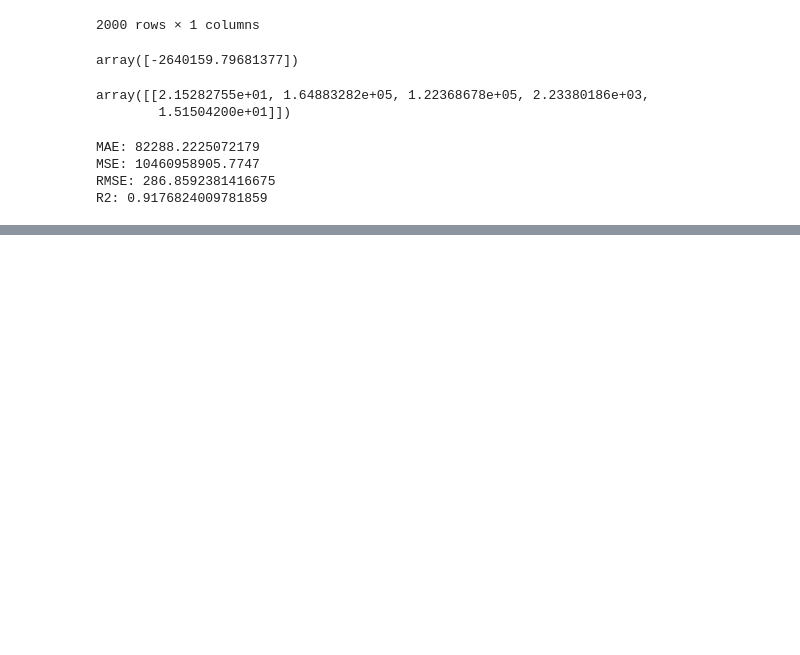
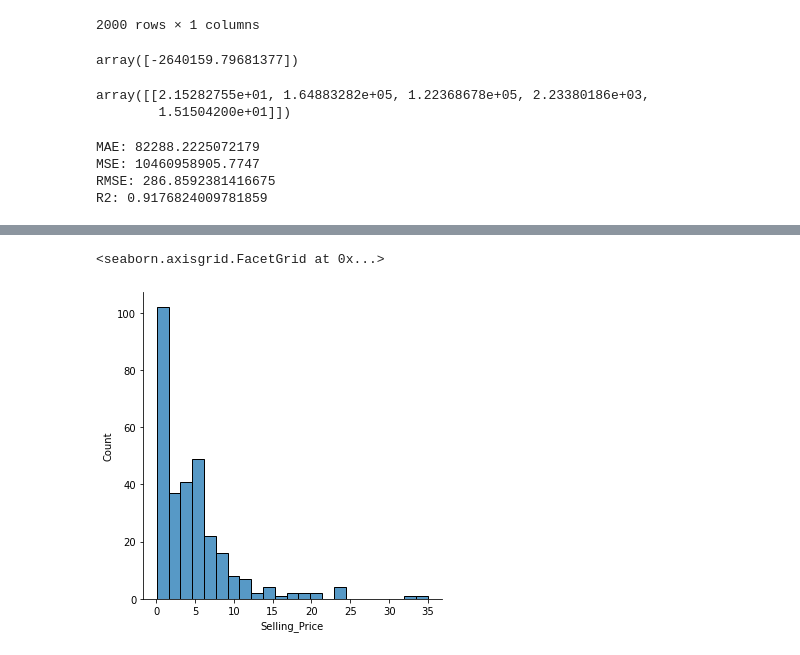
Before and after one commit to ikartik2001/CDAC-PYTHON-WITH-AI, a Jupyter notebook: JUPITER FOLDER (AI)/CLASSES JUPITER/class 21.ipynb, the cells around one changed output, grey strips where cells are left out. Cells and saved outputs as stored; diff of their text form; code cells hidden in the pictures; blank space fills up the shorter version.

```diff
--- a/JUPITER FOLDER (AI)/CLASSES JUPITER/class 21.ipynb
+++ b/JUPITER FOLDER (AI)/CLASSES JUPITER/class 21.ipynb
@@ -175,0 +251,5 @@ R2: 0.9176824009781859
+# %%
+sns.displot(car['Selling_Price'])
+# %% [output]
+<seaborn.axisgrid.FacetGrid at 0x...>
+[figure, added]
```
Also changed, not shown: parts of 25 cells of this notebook, 2 other files.
